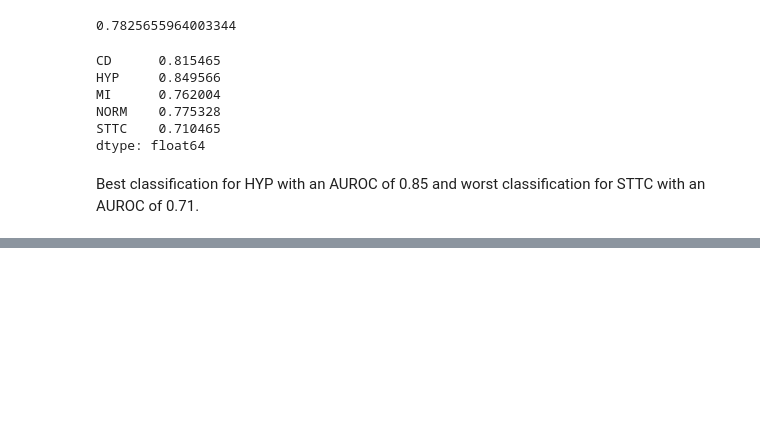
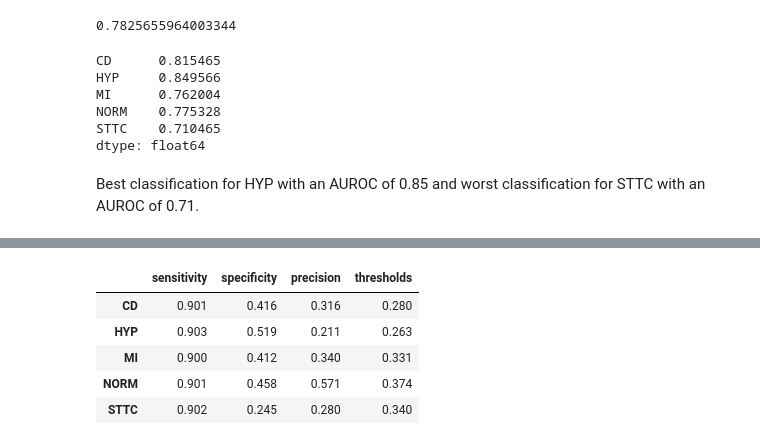
Before and after one commit to jni98/ECG-Classifier, a Jupyter notebook: notebooks/02_baseline.ipynb, the cells around one changed output, grey strips where cells are left out. Drawn from its saved outputs; the diff is of its cells as text; code cells hidden in the pictures; blank space fills up the shorter version.

Commit message:
Add threshold selection for target sensitivity
Compute threshold for all classes to reach 0.9 sensitivity

Closes #2

```diff
--- a/notebooks/02_baseline.ipynb
+++ b/notebooks/02_baseline.ipynb
@@ -131,3 +132,15 @@ STTC    0.710465
 dtype: float64
 # %% [markdown]
 Best classification for HYP with an AUROC of 0.85 and worst classification for STTC with an AUROC of 0.71.
+# %%
+from ecg.evaluate import metrics_from_counts
+
+thresholds = np.zeros(len(mlb.classes_))
+metrics = []
+for i in range(len(mlb.classes_)):
+    thresholds[i] = threshold_for_sensitivity(
+        y_val[:, i], y_score[:, i], min_sensitivity=0.9
+    )
+    tn, fp, fn, tp = confusion_counts(y_val[:, i], y_score[:, i], thresholds[i])
+    metrics.append(metrics_from_counts(tn, fp, fn, tp))
+metrics
@@ -133,0 +163,11 @@ Best classification for HYP with an AUROC of 0.85 and worst classification for S
+# %%
+metrics_df = pd.DataFrame(metrics, index=mlb.classes_)
+metrics_df["thresholds"] = thresholds
+metrics_df.round(3)
+# %% [output]
+|  | sensitivity | specificity | precision | thresholds |
+| CD | 0.901 | 0.416 | 0.316 | 0.280 |
+| HYP | 0.903 | 0.519 | 0.211 | 0.263 |
+| MI | 0.900 | 0.412 | 0.340 | 0.331 |
+| NORM | 0.901 | 0.458 | 0.571 | 0.374 |
+| STTC | 0.902 | 0.245 | 0.280 | 0.340 |
```
Also changed, not shown: parts of 2 cells of this notebook, 2 other files.
